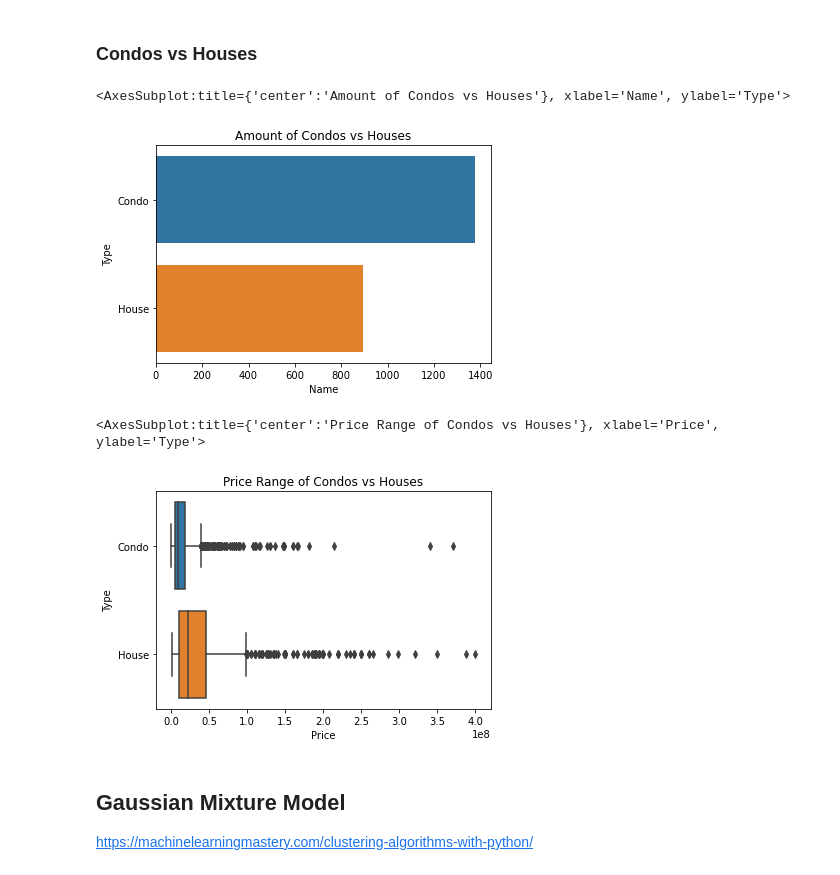
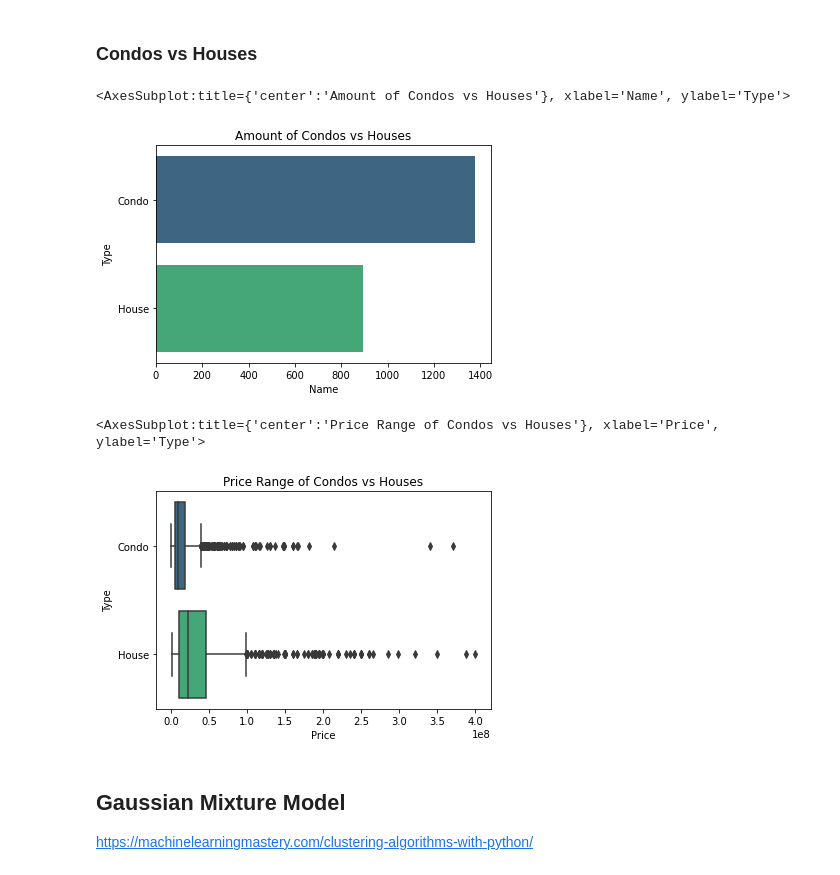
Before and after one commit to cc-visionary/DATA102-Property-Access-PH, a Jupyter notebook: Clustering.ipynb, the cells around one changed output. Drawn from its saved outputs; the diff is of its cells as text; code cells hidden in the pictures.

```diff
--- a/Clustering.ipynb
+++ b/Clustering.ipynb
@@ -31,16 +31,16 @@ house_data = house_df[['Price', 'Bedrooms', 'Showers', 'Parking', 'Total Develop
 ### Condos vs Houses
 # %%
 plt.title('Amount of Condos vs Houses')
-sns.barplot(data=df.groupby('Type').count().reset_index(), x='Name', y='Type')
+sns.barplot(data=df.groupby('Type').count().reset_index(), x='Name', y='Type', palette='viridis')
 # %% [output]
 <AxesSubplot:title={'center':'Amount of Condos vs Houses'}, xlabel='Name', ylabel='Type'>
-[figure, old version]
+[figure, new version]
 # %%
 plt.title('Price Range of Condos vs Houses')
-sns.boxplot(data=df, x='Price', y='Type')
+sns.boxplot(data=df, x='Price', y='Type', palette='viridis')
 # %% [output]
 <AxesSubplot:title={'center':'Price Range of Condos vs Houses'}, xlabel='Price', ylabel='Type'>
-[figure, old version]
+[figure, new version]
 # %% [markdown]
 ## Gaussian Mixture Model
 https://machinelearningmastery.com/clustering-algorithms-with-python/
```
Also changed, not shown: parts of 6 cells of this notebook.
